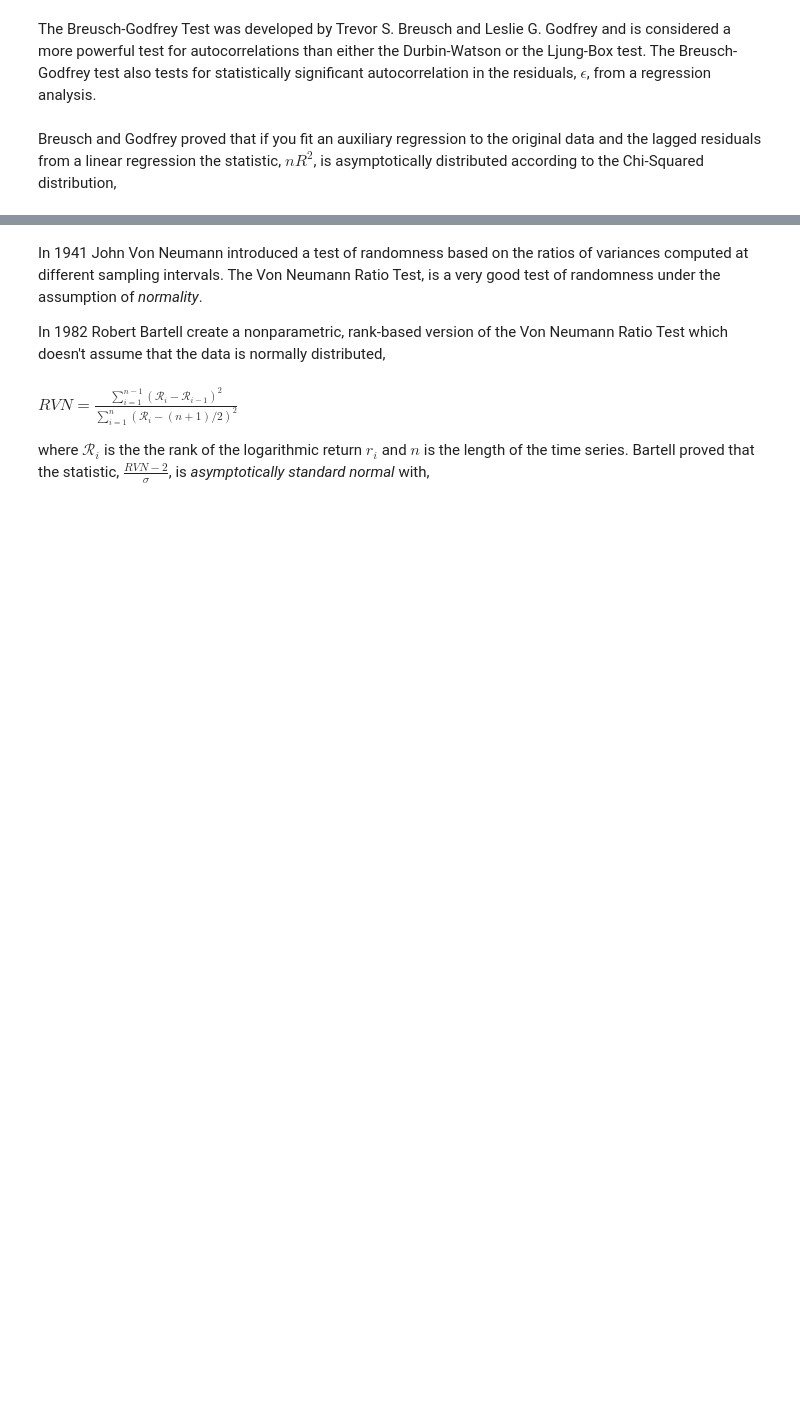
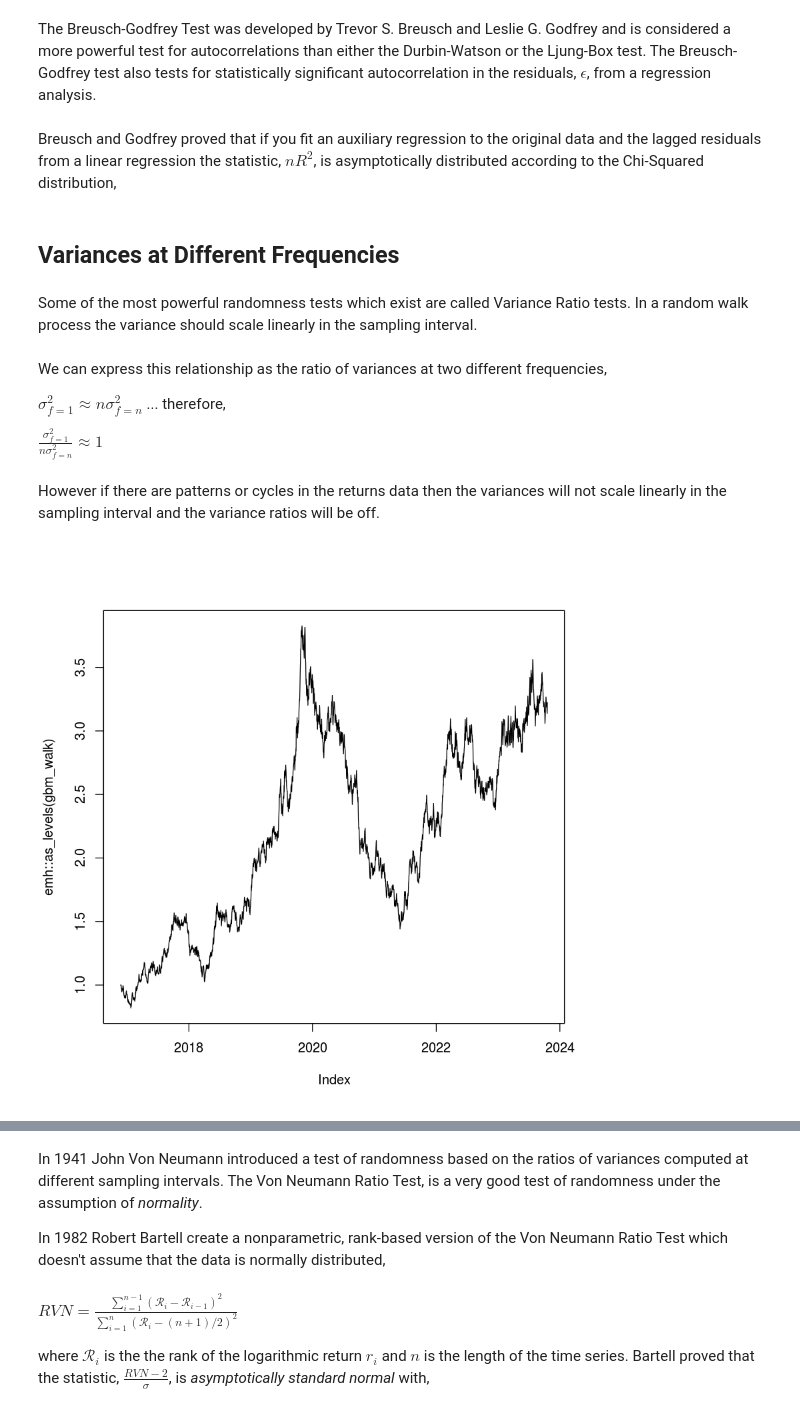
Before and after one commit to StuartGordonReid/Python-Notebooks, a Jupyter notebook: RFinance Talk Market Efficiency.ipynb, the cells around one changed output, grey strips where cells are left out. Cells and saved outputs as stored; diff of their text form; code cells hidden in the pictures; blank space fills up the shorter version.

```diff
--- a/RFinance Talk Market Efficiency.ipynb
+++ b/RFinance Talk Market Efficiency.ipynb
@@ -182,3 +181,23 @@ The Durbin-Watson Test and the Ljung-Box Test are used very often, however some
 The Breusch-Godfrey Test was developed by Trevor S. Breusch and Leslie G. Godfrey and is considered a more powerful test for autocorrelations than either the Durbin-Watson or the Ljung-Box test. The Breusch-Godfrey test also tests for statistically significant autocorrelation in the residuals, $\epsilon$, from a regression analysis.
 # %% [markdown]
 Breusch and Godfrey proved that if you fit an auxiliary regression to the original data and the lagged residuals from a linear regression the statistic, $n R^{2}$, is asymptotically distributed according to the Chi-Squared distribution,
+# %% [markdown]
+## Variances at Different Frequencies
+# %% [markdown]
+Some of the most powerful randomness tests which exist are called Variance Ratio tests. In a random walk process the variance should scale linearly in the sampling interval.
+# %% [markdown]
+We can express this relationship as the ratio of variances at two different frequencies,
+
+$\sigma^2_{f=1} \approx n \sigma^2_{f=n}$ ... therefore,
+
+$\frac{\sigma^2_{f=1}}{n \sigma^2_{f=n}} \approx 1$
+# %% [markdown]
+However if there are patterns or cycles in the returns data then the variances will not scale linearly in the sampling interval and the variance ratios will be off.
+# %%
+# Let's simulate a simple GBM random walk.
+dates <- seq.Date(Sys.Date(), Sys.Date() + 2520, 1)
+gbm_walk <- emh::simulate_brownian_motion(n = 2520)
+gbm_walk <- zoo::zoo(gbm_walk, dates)
+plot(emh::as_levels(gbm_walk))
+# %% [output]
+[figure, added]
```
Also changed, not shown: parts of 59 cells of this notebook, 1 other file.
